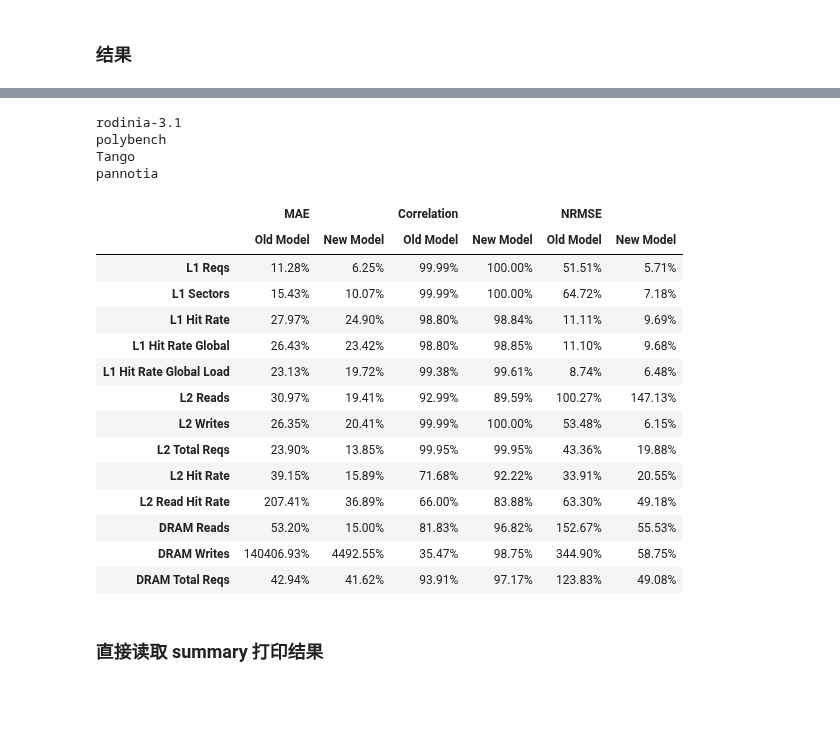
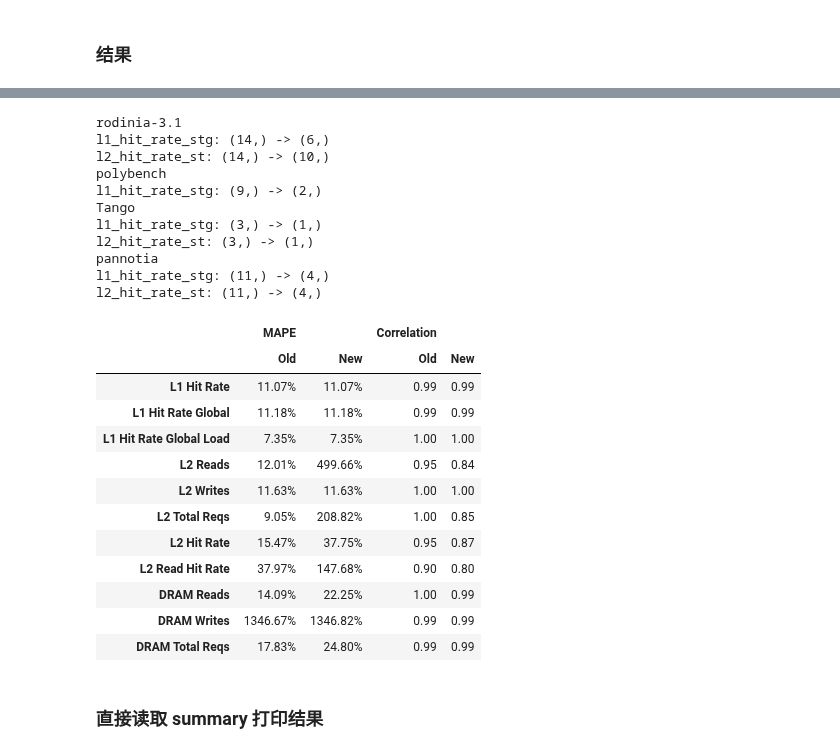
Before and after one commit to TheRainstorm/ppt-gpu-subcore, a Jupyter notebook: memory_model/paper.ipynb, the cells around one changed output, grey strips where cells are left out. Saved outputs shown, nothing was run; the diff lists cells and outputs as text; code cells hidden in the pictures; blank space fills up the shorter version.

Commit message:
update paper python notebook

```diff
--- a/memory_model/paper.ipynb
+++ b/memory_model/paper.ipynb
@@ -53,30 +53,40 @@ def get_summary_by_bench(df, filter_error_hw=False):
     df_summary = pd.concat(df_list, keys=keys, axis=1)
     return df_summary
 # %%
-def print_compare_table(df_sim1, df_sim2, NRMSE=False):
+def print_compare_table(df_sim1, df_sim2, NRMSE=True, paper=False):
     cmp_list = {
         'gmem_tot_reqs': 'L1 Reqs',
         'gmem_tot_sectors': 'L1 Sectors',
         'l1_hit_rate': 'L1 Hit Rate',
         'l1_hit_rate_g': 'L1 Hit Rate Global',
         'l1_hit_rate_ldg': 'L1 Hit Rate Global Load',
-        # 'l1_hit_rate_stg': 'L1 Hit Rate Global Store',
+        'l1_hit_rate_stg': 'L1 Hit Rate Global Store',
         'l2_ld_trans': 'L2 Reads',
         'l2_st_trans': 'L2 Writes',
         'l2_tot_trans': 'L2 Total Reqs',
         'l2_hit_rate': 'L2 Hit Rate',
         'l2_hit_rate_ld': 'L2 Read Hit Rate',
-        # 'l2_hit_rate_st': 'L2 Write Hit Rate',
+        'l2_hit_rate_st': 'L2 Write Hit Rate',
         'dram_ld_trans': 'DRAM Reads',
         'dram_st_trans': 'DRAM Writes',
         'dram_tot_trans': 'DRAM Total Reqs',
     }
+    if paper:
+        del cmp_list['gmem_tot_reqs']
+        del cmp_list['gmem_tot_sectors']
+        del cmp_list['l1_hit_rate_stg']
+        del cmp_list['l2_hit_rate_st']
+        NRMSE =False
+
     def to_percentage(x):
         return "{:.2%}".format(x)
     def round_2digt(x):
         return "{:.2f}".format(x)
     L = []
-    eval_metrics = ['MAPE', 'Correlation', 'NRMSE']
+    if NRMSE:
+        eval_metrics = ['MAPE', 'Correlation', 'NRMSE']
+    else:
+        eval_metrics = ['MAPE', 'Correlation']
     # eval_metrics = ['MAPE', 'Correlation', 'NRMSE', 'MAE', 'RMSE']
     for eval_metric in eval_metrics:
         if 'MAPE' == eval_metric:
@@ -118,25 +128,35 @@ sim_res2 = 'memory_titanv_TITANV_simulator_base.xlsx'
 # sim_res2 = 'memory_titanv_TITANV_sdcm_base.xlsx'
 # sim_res2 = 'memory_titanv_TITANV_sdcmL1_base.xlsx'
 
+# sim_res = 'xlsx_backup_2024_12_9/memory_titanv_TITANV_ppt-gpu_base_CL32.xlsx'
+# # sim_res = 'memory_titanv_TITANV_ppt-gpu_base_CL128.xlsx'
+# sim_res2 = 'xlsx_backup_2024_12_9/memory_titanv_TITANV_simulator_base.xlsx'
+
 # # filter
-# sim_res = 'memory_titanv_TITANV_simulator_base.xlsx'
-# # sim_res2 = 'memory_titanv_TITANV_simulator_nofilterl2.xlsx'
+sim_res = 'memory_titanv_TITANV_simulator_base.xlsx'
+sim_res2 = 'memory_titanv_TITANV_simulator_nofilterl2.xlsx'
 # sim_res2 = 'memory_titanv_TITANV_simulator_no_adaptive.xlsx'
 
 # # sector
 # sim_res = 'memory_titanv_TITANV_simulator_base.xlsx'
 # # sim_res2 = 'memory_titanv_TITANV_simulator_l2_64CL_32S.xlsx'
 # # sim_res2 = 'memory_titanv_TITANV_simulator_l2_64CL_64S.xlsx'
-# # sim_res2 = 'memory_titanv_TITANV_simulator_sector_l1_CL32.xlsx'
+# sim_res2 = 'memory_titanv_TITANV_simulator_sector_l1_CL32.xlsx'
 # # sim_res2 = 'memory_titanv_TITANV_simulator_sector_l1_CL128.xlsx'
 # sim_res2 = 'memory_titanv_TITANV_simulator_sector_l2_CL32.xlsx'
 # # sim_res2 = 'memory_titanv_TITANV_simulator_sector_l2_CL128.xlsx'
 
 # ## ampere
-sim_res = 'memory_titanv_A100-40G_ppt-gpu_base_CL32.xlsx'
-sim_res2 = 'memory_titanv_A100-40G_simulator_base.xlsx'
+# sim_res = 'memory_titanv_A100-40G_ppt-gpu_base_CL32.xlsx'
+# sim_res2 = 'memory_titanv_A100-40G_simulator_base.xlsx'
 # sim_res2 = 'memory_titanv_A100-40G_sdcmL1_base.xlsx'
 # sim_res2 = 'memory_titanv_A100-40G_sdcm_base.xlsx'
+
+# sim_res = 'memory_titanv_A100-40G_simulator_base.xlsx'
+# sim_res2 = 'memory_titanv_A100-40G_simulator_ampere_l1_16A.xlsx'
+# sim_res2 = 'memory_titanv_A100-40G_simulator_ampere_l1_64A.xlsx'
+# sim_res2 = 'memory_titanv_A100-40G_simulator_ampere_l2_16A.xlsx'
+# sim_res2 = 'memory_titanv_A100-40G_simulator_ampere_l2_64A.xlsx'
 
 # sim_res = 'memory_a100-40g_A100-40G_ppt-gpu_base_CL32.xlsx'
 # sim_res2 = 'memory_a100-40g_A100-40G_simulator_base.xlsx'
@@ -246,9 +260,9 @@ l2_hit_rate_st: (11,) -> (6,)
 # %% [markdown]
 ### 结果
 # %%
-df_summary1 = get_summary_by_bench(df_sim1)
-df_summary2 = get_summary_by_bench(df_sim2)
+df_summary1 = get_summary_by_bench(df_sim1, filter_error_hw=True)
+df_summary2 = get_summary_by_bench(df_sim2, filter_error_hw=True)
 # print(df_summary2)
-_, select_df = print_compare_table(df_summary1, df_summary2, NRMSE=True)
+_, select_df = print_compare_table(df_summary1, df_summary2, paper=True)
 select_df
 # %% [output]
@@ -259,22 +284,27 @@ pannotia
 rodinia-3.1
+l1_hit_rate_stg: (14,) -> (6,)
+l2_hit_rate_st: (14,) -> (10,)
 polybench
+l1_hit_rate_stg: (9,) -> (2,)
 Tango
+l1_hit_rate_stg: (3,) -> (1,)
+l2_hit_rate_st: (3,) -> (1,)
 pannotia
+l1_hit_rate_stg: (11,) -> (4,)
+l2_hit_rate_st: (11,) -> (4,)
-|  | MAE |  | Correlation |  | NRMSE |  |
-|  | Old Model | New Model | Old Model | New Model | Old Model | New Model |
-| L1 Reqs | 11.28% | 6.25% | 99.99% | 100.00% | 51.51% | 5.71% |
-| L1 Sectors | 15.43% | 10.07% | 99.99% | 100.00% | 64.72% | 7.18% |
-| L1 Hit Rate | 27.97% | 24.90% | 98.80% | 98.84% | 11.11% | 9.69% |
-| L1 Hit Rate Global | 26.43% | 23.42% | 98.80% | 98.85% | 11.10% | 9.68% |
-| L1 Hit Rate Global Load | 23.13% | 19.72% | 99.38% | 99.61% | 8.74% | 6.48% |
-| L2 Reads | 30.97% | 19.41% | 92.99% | 89.59% | 100.27% | 147.13% |
-| L2 Writes | 26.35% | 20.41% | 99.99% | 100.00% | 53.48% | 6.15% |
-| L2 Total Reqs | 23.90% | 13.85% | 99.95% | 99.95% | 43.36% | 19.88% |
-| L2 Hit Rate | 39.15% | 15.89% | 71.68% | 92.22% | 33.91% | 20.55% |
-| L2 Read Hit Rate | 207.41% | 36.89% | 66.00% | 83.88% | 63.30% | 49.18% |
-| DRAM Reads | 53.20% | 15.00% | 81.83% | 96.82% | 152.67% | 55.53% |
-| DRAM Writes | 140406.93% | 4492.55% | 35.47% | 98.75% | 344.90% | 58.75% |
-| DRAM Total Reqs | 42.94% | 41.62% | 93.91% | 97.17% | 123.83% | 49.08% |
+|  | MAPE |  | Correlation |  |
+|  | Old | New | Old | New |
+| L1 Hit Rate | 11.07% | 11.07% | 0.99 | 0.99 |
+| L1 Hit Rate Global | 11.18% | 11.18% | 0.99 | 0.99 |
+| L1 Hit Rate Global Load | 7.35% | 7.35% | 1.00 | 1.00 |
+| L2 Reads | 12.01% | 499.66% | 0.95 | 0.84 |
+| L2 Writes | 11.63% | 11.63% | 1.00 | 1.00 |
+| L2 Total Reqs | 9.05% | 208.82% | 1.00 | 0.85 |
+| L2 Hit Rate | 15.47% | 37.75% | 0.95 | 0.87 |
+| L2 Read Hit Rate | 37.97% | 147.68% | 0.90 | 0.80 |
+| DRAM Reads | 14.09% | 22.25% | 1.00 | 0.99 |
+| DRAM Writes | 1346.67% | 1346.82% | 0.99 | 0.99 |
+| DRAM Total Reqs | 17.83% | 24.80% | 0.99 | 0.99 |
 # %% [markdown]
 ### 直接读取 summary 打印结果
 # %%
```
Also changed, not shown: parts of 26 cells of this notebook, 2 other files.
